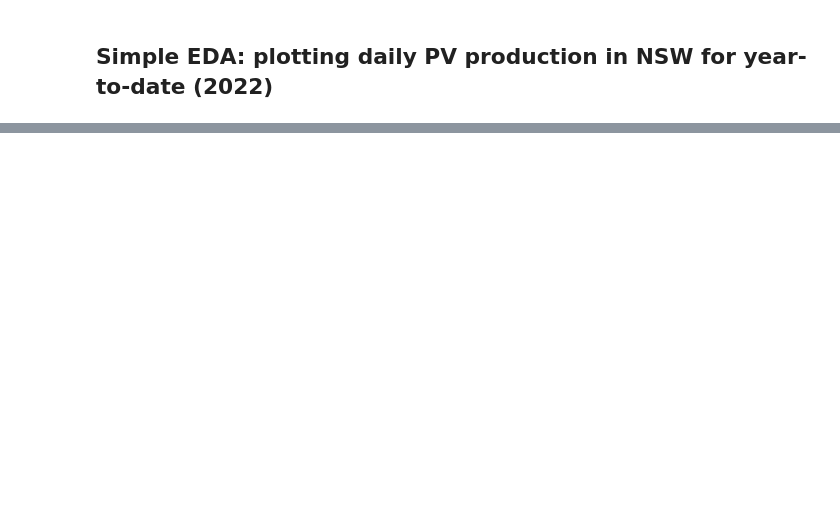
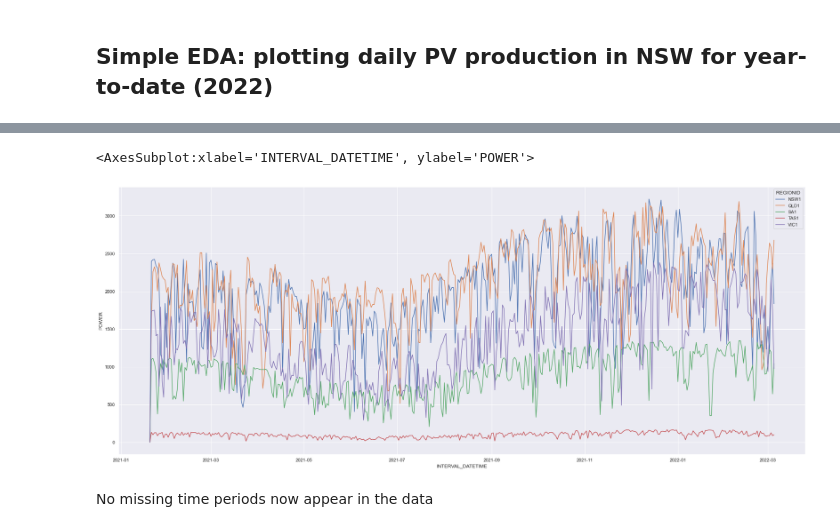
Before and after one commit to the-rahul-kumar/UNSW-Group-C-Project, a Jupyter notebook: src/Mat/rooftop_pv.ipynb, the cells around one changed output, grey strips where cells are left out. Cells and saved outputs as stored; diff of their text form; code cells hidden in the pictures; blank space fills up the shorter version.

```diff
--- a/src/Mat/rooftop_pv.ipynb
+++ b/src/Mat/rooftop_pv.ipynb
@@ -147,0 +176,5 @@ sns.lineplot(x='INTERVAL_DATETIME', y='POWER', hue='REGIONID', data=measurement_
+# %%
+# Plot the maximum PV output per day for each state over time
+# Group by day and by state and find the max output
+max_daily_df = measurement_state_df.groupby([measurement_state_df['INTERVAL_DATETIME'].dt.date, 'REGIONID']).aggregate({'POWER':max})
+max_daily_df.head(20)
@@ -147,0 +202,8 @@ sns.lineplot(x='INTERVAL_DATETIME', y='POWER', hue='REGIONID', data=measurement_
+# %%
+sns.set(rc={"figure.figsize": (30,12)})
+sns.lineplot(x='INTERVAL_DATETIME', y='POWER', hue='REGIONID', data=max_daily_df)
+# %% [output]
+<AxesSubplot:xlabel='INTERVAL_DATETIME', ylabel='POWER'>
+[figure, added]
+# %% [markdown]
+No missing time periods now appear in the data
```
Also changed, not shown: parts of 12 cells of this notebook.
